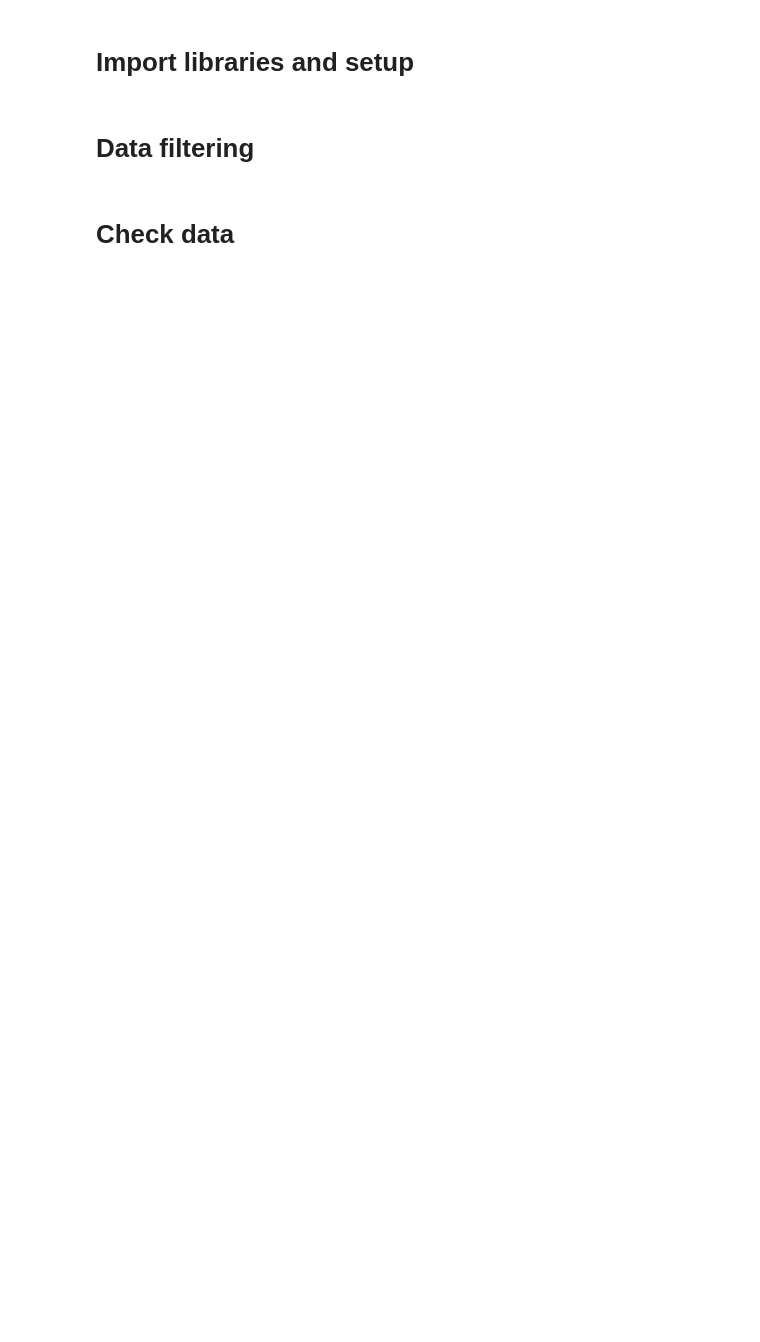
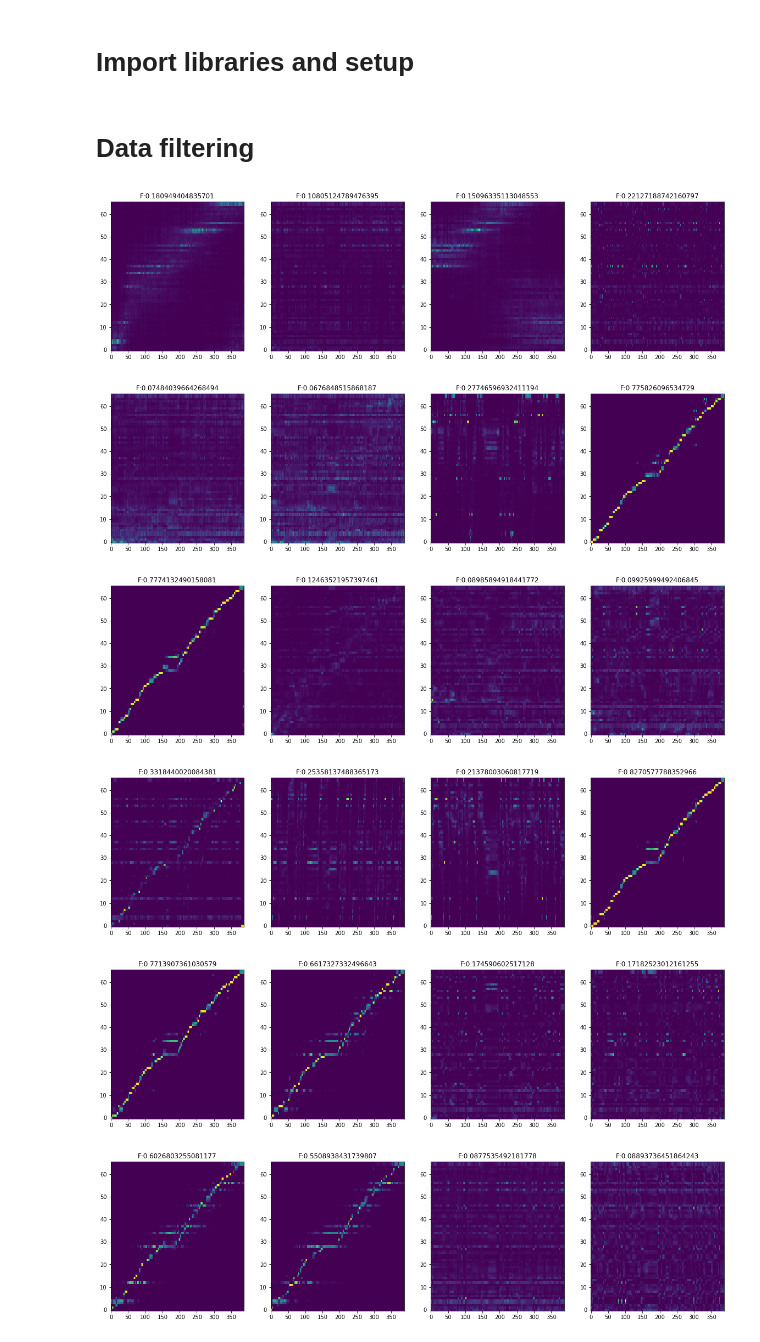
Before and after one commit to Deepest-Project/Transformer-TTS, a Jupyter notebook: prepare_fastspeech.ipynb, the cells around one changed output. Saved outputs shown, nothing was run; the diff lists cells and outputs as text; code cells hidden in the pictures; blank space fills up the shorter version.

```diff
--- a/prepare_fastspeech.ipynb
+++ b/prepare_fastspeech.ipynb
@@ -2,7 +2,7 @@
 # Import libraries and setup
 # %%
 import os
-os.environ["CUDA_VISIBLE_DEVICES"]=''
+os.environ["CUDA_VISIBLE_DEVICES"]='2'
 
 import warnings
 warnings.filterwarnings("ignore")
@@ -17,7 +17,6 @@ import IPython.display as ipd
 import pickle as pkl
 import torch
 import hparams
-from data_utils import TextMelLoader, TextMelCollate
 from torch.utils.data import DataLoader
 from model import Model
 from text import text_to_sequence, sequence_to_text
@@ -25,7 +24,7 @@ from denoiser import Denoiser
 from tqdm import tqdm_notebook as tqdm
 import librosa
 
-checkpoint_path = ""
+checkpoint_path = "training_log/waveglow_char/checkpoint_100000"
 
 model = Model(hparams).cuda()
 model.load_state_dict(torch.load(checkpoint_path)['state_dict'])
@@ -81,28 +70,14 @@ for dataset in datasets:
-# %% [markdown]
-# Check data
-# %%
-print("Text:")
-print(text)
-print()
-
-print("Melspectrogram:")
-plt.figure(figsize=(16, 4))
-plt.imshow(melspec.detach().cpu().numpy(),
-           aspect='auto',
-           origin='bottom',
-           interpolation='none')
-plt.show()
-print()
-
-print("Alignments:")
-F = torch.mean(torch.max(alignments, dim=-1)[0], dim=-1)
-fig, axes = plt.subplots(6, 2, figsize=(20,60))
-for i in range(6):
-    for j in [0, 1]:
-        axes[i, j].imshow(alignments[i, j].detach().cpu().numpy().T,
-                          aspect='auto',
-                          origin='bottom',
-                          interpolation='none')
-        axes[i, j].set_title(f'Layer: {i} / Head: {j} / F: {F[i,j]}', fontsize=15)
-
-plt.show()
+# %%
+for i in range(6):
+    fig, axes=plt.subplots(1,4, figsize=(20,5))
+    for j in range(4):
+        axes[j].imshow(alignments[0][i][j].detach().cpu().t(), origin='lower', aspect='auto')
+        axes[j].set_title(f'F:{F[0,i,j]}')
+    plt.show()
+# %% [output]
+[figure, added]
+[figure, added]
+[figure, added]
+[figure, added]
+[figure, added]
+[figure, added]
```
Also changed, not shown: parts of 1 cell of this notebook, 41 other files.
